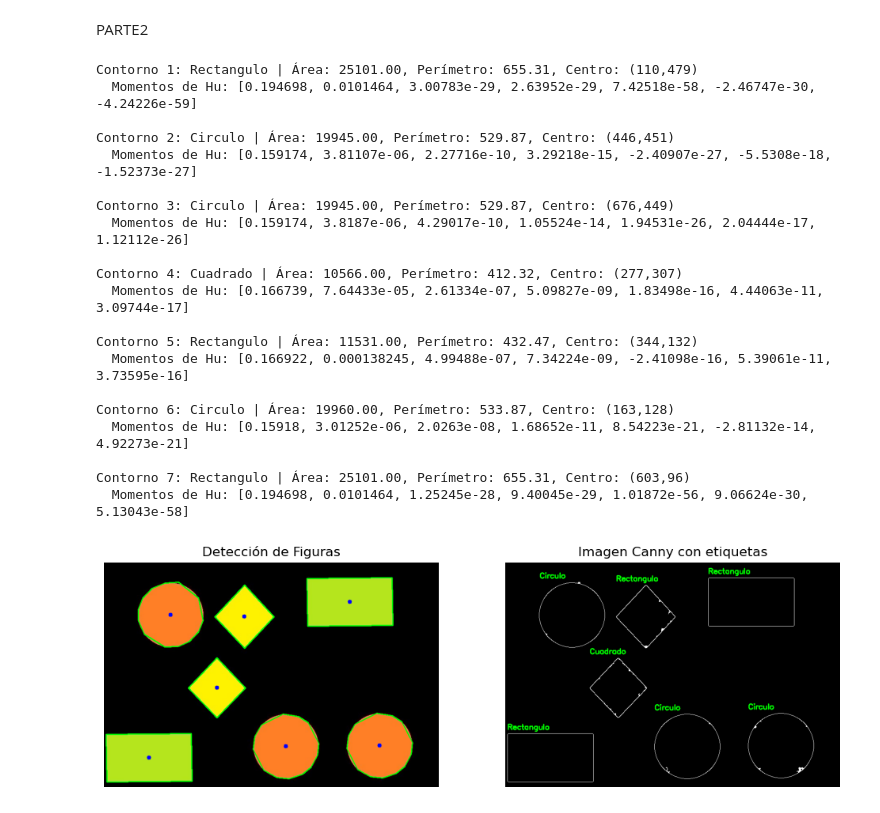
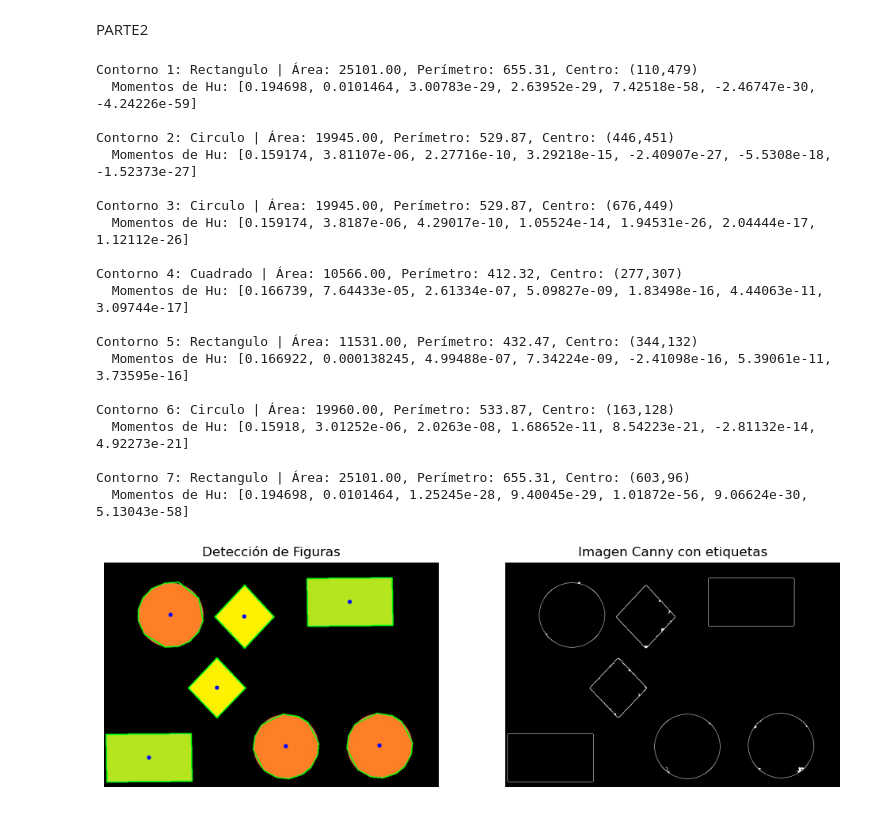
Before and after one commit to TroncosoUmacena12/PDI, a Jupyter notebook: momentoPractica.ipynb, the cells around one changed output. Cells and saved outputs as stored; diff of their text form; code cells hidden in the pictures.

```diff
--- a/momentoPractica.ipynb
+++ b/momentoPractica.ipynb
@@ -11,7 +11,7 @@ canny = cv2.Canny(gray, 10, 150)
 
 canny = cv2.dilate(canny, None, iterations=1)
 canny = cv2.erode(canny, None, iterations=1)
-canny_color = cv2.cvtColor(canny, cv2.COLOR_GRAY2BGR)
+#canny_color = cv2.cvtColor(canny, cv2.COLOR_GRAY2BGR)
 
 contorno, _ = cv2.findContours(canny, cv2.RETR_EXTERNAL, cv2.CHAIN_APPROX_SIMPLE)
 
@@ -48,7 +48,7 @@ for i, c in enumerate(contorno):
     else:
         texto = 'Poligono'
 
-    cv2.putText(canny_color, texto, (x, y - 10), cv2.FONT_HERSHEY_SIMPLEX, 0.6, (0, 255, 0), 2)
+    #cv2.putText(canny_color, texto, (x, y - 10), cv2.FONT_HERSHEY_SIMPLEX, 0.6, (0, 255, 0), 2)
     print(f'Contorno {i+1}: {texto} | Área: {area:.2f}, Perímetro: {perimetro:.2f}, Centro: ({cx},{cy})')
 
 plt.figure(figsize=(12, 6))
@@ -59,7 +59,8 @@ plt.title('Detección de Figuras')
 plt.axis('off')
 
 plt.subplot(1, 2, 2)
-plt.imshow(cv2.cvtColor(canny_color, cv2.COLOR_BGR2RGB))
+#plt.imshow(cv2.cvtColor(canny_color, cv2.COLOR_BGR2RGB))
+plt.imshow(canny, cmap='gray')
 plt.title('Imagen Canny')
 plt.axis('off')
 
@@ -85,7 +86,8 @@ canny = cv2.Canny(gray, 10, 150)
 
 canny = cv2.dilate(canny, None, iterations=1)
 canny = cv2.erode(canny, None, iterations=1)
-canny_color = cv2.cvtColor(canny, cv2.COLOR_GRAY2BGR)
+
+#canny_color = cv2.cvtColor(canny, cv2.COLOR_GRAY2BGR)
 
 contornos, _ = cv2.findContours(canny, cv2.RETR_EXTERNAL, cv2.CHAIN_APPROX_SIMPLE)
 
@@ -125,7 +127,7 @@ for i, c in enumerate(contornos):
         texto = 'Poligono'
 
     x, y, w, h = cv2.boundingRect(approx)
-    cv2.putText(canny_color, texto, (x, y - 10), cv2.FONT_HERSHEY_SIMPLEX, 0.6, (0, 255, 0), 2)
+    #cv2.putText(canny_color, texto, (x, y - 10), cv2.FONT_HERSHEY_SIMPLEX, 0.6, (0, 255, 0), 2)
 
     print(f'Contorno {i+1}: {texto} | Área: {area:.2f}, Perímetro: {perimetro:.2f}, Centro: ({cx},{cy})')
     print(f'  Momentos de Hu: {[float(f"{h:.5e}") for h in huMoments]}\n')
@@ -136,32 +138,33 @@ plt.subplot(1, 2, 1)
 plt.imshow(cv2.cvtColor(image, cv2.COLOR_BGR2RGB))
 plt.title('Detección de Figuras')
 plt.axis('off')
 
 plt.subplot(1, 2, 2)
-plt.imshow(cv2.cvtColor(canny_color, cv2.COLOR_BGR2RGB))
+#plt.imshow(cv2.cvtColor(canny_color, cv2.COLOR_BGR2RGB))
+plt.imshow(canny, cmap='gray')
 plt.title('Imagen Canny con etiquetas')
 plt.axis('off')
 
 plt.show()
 # %% [output]
 Contorno 1: Rectangulo | Área: 25101.00, Perímetro: 655.31, Centro: (110,479)
   Momentos de Hu: [0.194698, 0.0101464, 3.00783e-29, 2.63952e-29, 7.42518e-58, -2.46747e-30, -4.24226e-59]
 
 Contorno 2: Circulo | Área: 19945.00, Perímetro: 529.87, Centro: (446,451)
   Momentos de Hu: [0.159174, 3.81107e-06, 2.27716e-10, 3.29218e-15, -2.40907e-27, -5.5308e-18, -1.52373e-27]
 
 Contorno 3: Circulo | Área: 19945.00, Perímetro: 529.87, Centro: (676,449)
   Momentos de Hu: [0.159174, 3.8187e-06, 4.29017e-10, 1.05524e-14, 1.94531e-26, 2.04444e-17, 1.12112e-26]
 
 Contorno 4: Cuadrado | Área: 10566.00, Perímetro: 412.32, Centro: (277,307)
   Momentos de Hu: [0.166739, 7.64433e-05, 2.61334e-07, 5.09827e-09, 1.83498e-16, 4.44063e-11, 3.09744e-17]
 
 Contorno 5: Rectangulo | Área: 11531.00, Perímetro: 432.47, Centro: (344,132)
   Momentos de Hu: [0.166922, 0.000138245, 4.99488e-07, 7.34224e-09, -2.41098e-16, 5.39061e-11, 3.73595e-16]
 
 Contorno 6: Circulo | Área: 19960.00, Perímetro: 533.87, Centro: (163,128)
   Momentos de Hu: [0.15918, 3.01252e-06, 2.0263e-08, 1.68652e-11, 8.54223e-21, -2.81132e-14, 4.92273e-21]
 
 Contorno 7: Rectangulo | Área: 25101.00, Perímetro: 655.31, Centro: (603,96)
   Momentos de Hu: [0.194698, 0.0101464, 1.25245e-28, 9.40045e-29, 1.01872e-56, 9.06624e-30, 5.13043e-58]
-[figure, old version]
+[figure, new version]
```
Also changed, not shown: parts of 1 cell of this notebook.
